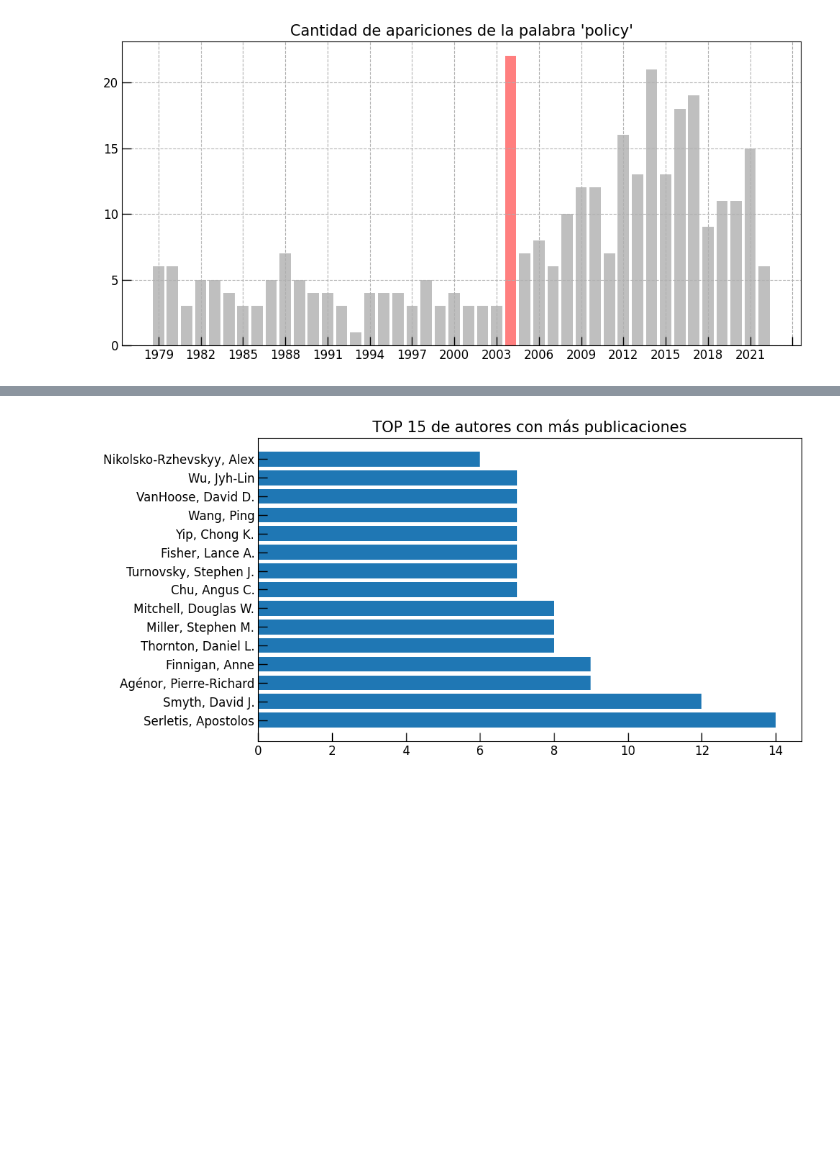
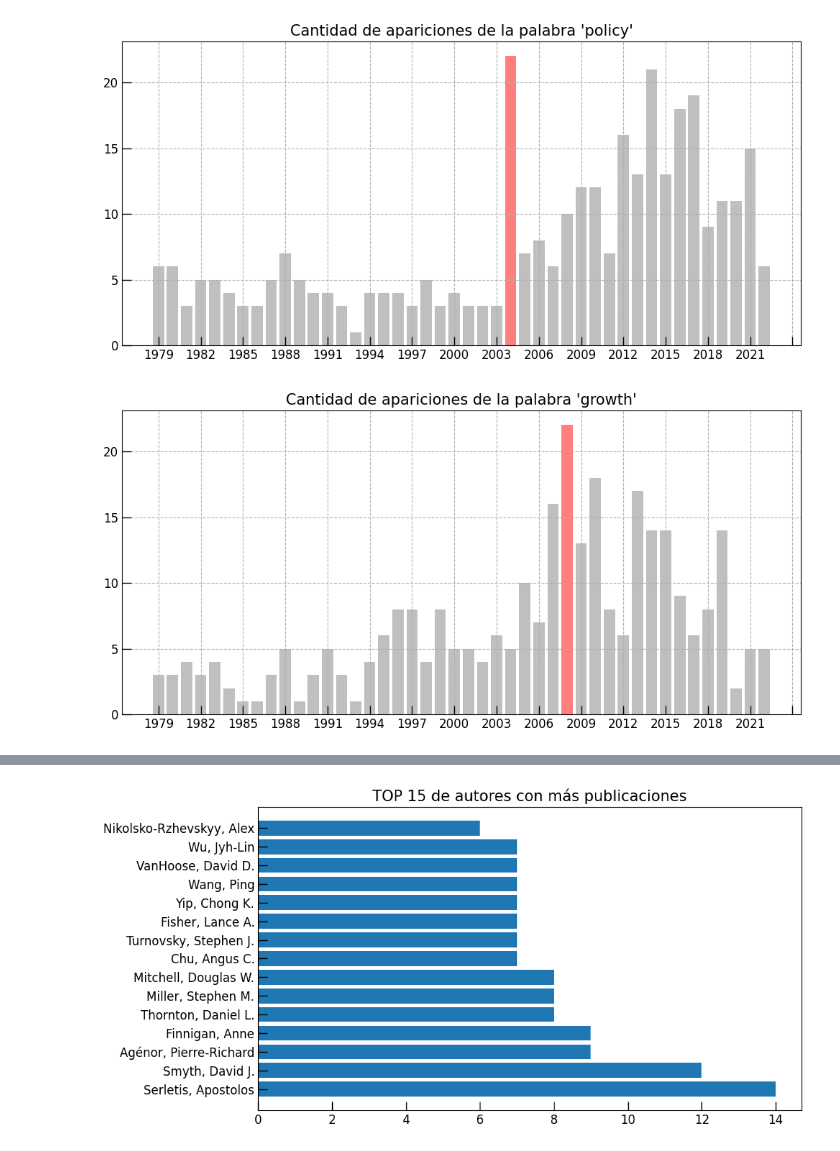
Before and after one commit to mauricioalvaradoo/wbscrp, a Jupyter notebook: 2 Visualizations.ipynb, the cells around one changed output, grey strips where cells are left out. Drawn from its saved outputs; the diff is of its cells as text; code cells hidden in the pictures; blank space fills up the shorter version.

```diff
--- a/2 Visualizations.ipynb
+++ b/2 Visualizations.ipynb
@@ -223,3 +223,29 @@ plt.savefig("./graphs/bar-policy-year.pdf")
 plt.show()
 # %% [output]
 [figure]
+# %%
+growth_per_year = words_per_year[words_per_year["keywords"] == "growth"]
+growth_per_year = growth_per_year.groupby("year").count()
+
+colors = ["red" if index == "2008" else "gray" for index in growth_per_year.index]
+
+
+fig, ax = plt.subplots(figsize=(10,5))
+
+fig = plt.bar(
+    x=growth_per_year.index, height=growth_per_year.keywords,
+    color=colors, alpha=0.5
+)
+
+
+plt.title("Cantidad de apariciones de la palabra 'growth'", fontsize=15)
+plt.xlabel("")
+plt.grid(linestyle='--')
+plt.tick_params(direction='in', which='both', length=9, width=1, labelsize=12)
+ax.xaxis.set_major_locator(ticker.MultipleLocator(3))
+plt.tight_layout()
+
+plt.savefig("./graphs/bar-growth-year.pdf")
+plt.show()
+# %% [output]
+[figure, added]
```
Also changed, not shown: parts of 2 cells of this notebook, 7 other files.
